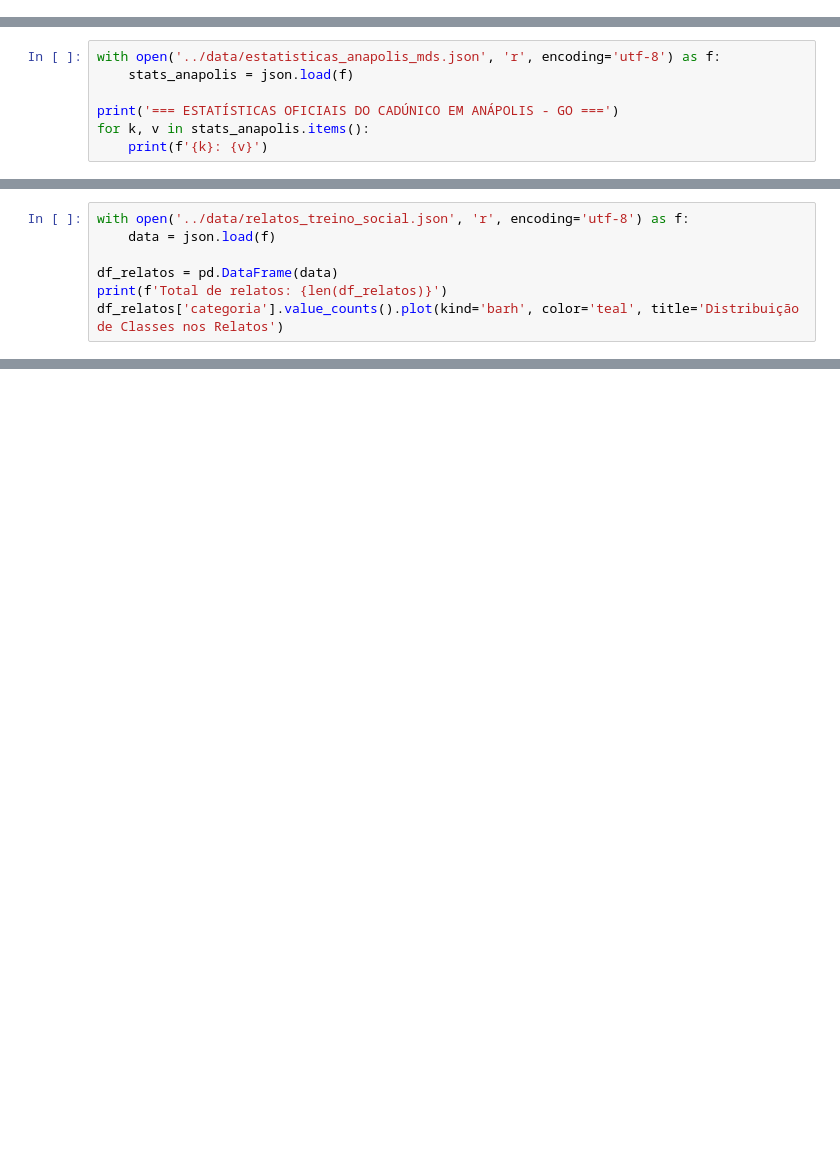
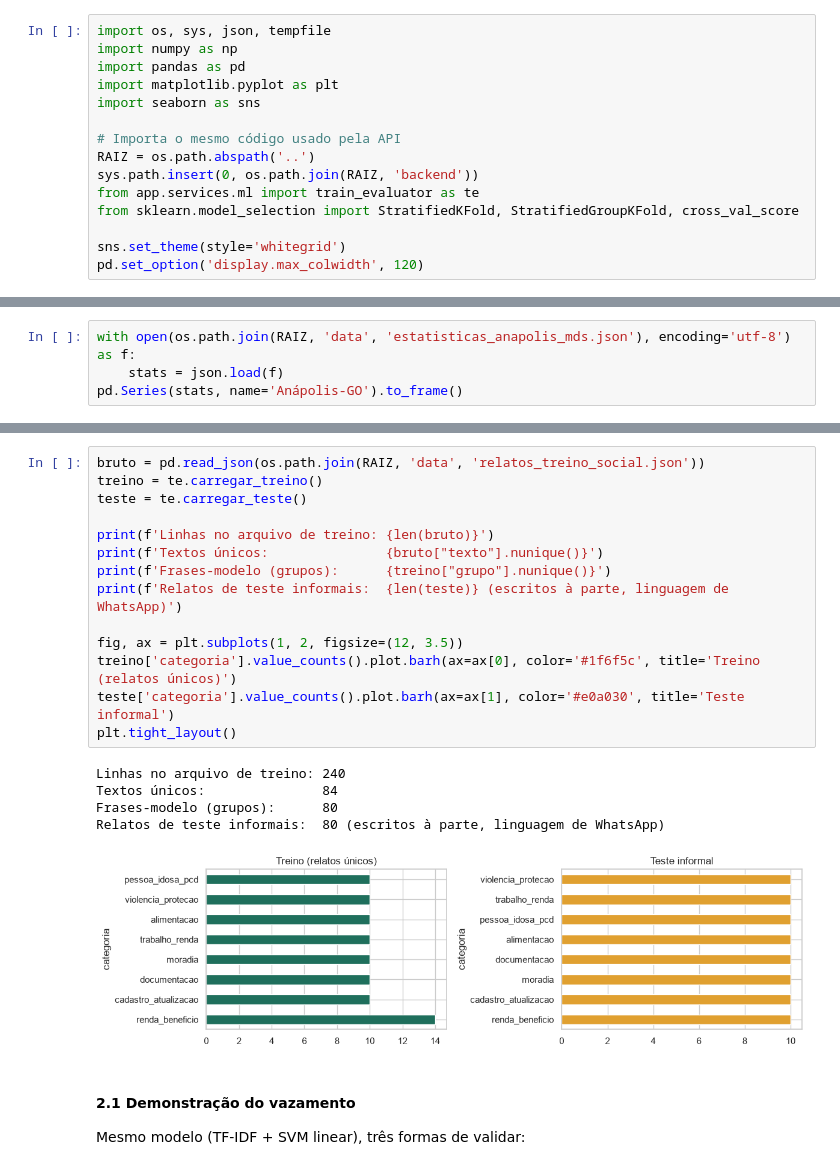
Before and after one commit to felippealmeidaa/ponte-social, a Jupyter notebook: notebooks/analise_e_avaliacao_modelos.ipynb, the cells around one changed output, grey strips where cells are left out. Saved outputs shown, nothing was run; the diff lists cells and outputs as text; blank space fills up the shorter version.

```diff
--- a/notebooks/analise_e_avaliacao_modelos.ipynb
+++ b/notebooks/analise_e_avaliacao_modelos.ipynb
@@ -29,0 +11,15 @@ plt.rcParams['figure.figsize'] = (10, 6)
+# %%
+import os, sys, json, tempfile
+import numpy as np
+import pandas as pd
+import matplotlib.pyplot as plt
+import seaborn as sns
+
+# Importa o mesmo código usado pela API
+RAIZ = os.path.abspath('..')
+sys.path.insert(0, os.path.join(RAIZ, 'backend'))
+from app.services.ml import train_evaluator as te
+from sklearn.model_selection import StratifiedKFold, StratifiedGroupKFold, cross_val_score
+
+sns.set_theme(style='whitegrid')
+pd.set_option('display.max_colwidth', 120)
@@ -30,7 +29,4 @@ plt.rcParams['figure.figsize'] = (10, 6)
 # %%
-with open('../data/estatisticas_anapolis_mds.json', 'r', encoding='utf-8') as f:
-    stats_anapolis = json.load(f)
-
-print('=== ESTATÍSTICAS OFICIAIS DO CADÚNICO EM ANÁPOLIS - GO ===')
-for k, v in stats_anapolis.items():
-    print(f'{k}: {v}')
+with open(os.path.join(RAIZ, 'data', 'estatisticas_anapolis_mds.json'), encoding='utf-8') as f:
+    stats = json.load(f)
+pd.Series(stats, name='Anápolis-GO').to_frame()
@@ -39,7 +43,0 @@ for k, v in stats_anapolis.items():
-# %%
-with open('../data/relatos_treino_social.json', 'r', encoding='utf-8') as f:
-    data = json.load(f)
-
-df_relatos = pd.DataFrame(data)
-print(f'Total de relatos: {len(df_relatos)}')
-df_relatos['categoria'].value_counts().plot(kind='barh', color='teal', title='Distribuição de Classes nos Relatos')
@@ -85,0 +47,23 @@ plt.show()
+# %%
+bruto = pd.read_json(os.path.join(RAIZ, 'data', 'relatos_treino_social.json'))
+treino = te.carregar_treino()
+teste = te.carregar_teste()
+
+print(f'Linhas no arquivo de treino: {len(bruto)}')
+print(f'Textos únicos:               {bruto["texto"].nunique()}')
+print(f'Frases-modelo (grupos):      {treino["grupo"].nunique()}')
+print(f'Relatos de teste informais:  {len(teste)} (escritos à parte, linguagem de WhatsApp)')
+
+fig, ax = plt.subplots(1, 2, figsize=(12, 3.5))
+treino['categoria'].value_counts().plot.barh(ax=ax[0], color='#1f6f5c', title='Treino (relatos únicos)')
+teste['categoria'].value_counts().plot.barh(ax=ax[1], color='#e0a030', title='Teste informal')
+plt.tight_layout()
+# %% [output]
+Linhas no arquivo de treino: 240
+Textos únicos:               84
+Frases-modelo (grupos):      80
+Relatos de teste informais:  80 (escritos à parte, linguagem de WhatsApp)
+[figure, added]
+# %% [markdown]
+#### 2.1 Demonstração do vazamento
+Mesmo modelo (TF-IDF + SVM linear), três formas de validar:
```
Also changed, not shown: parts of 26 cells of this notebook, 2 other files.
